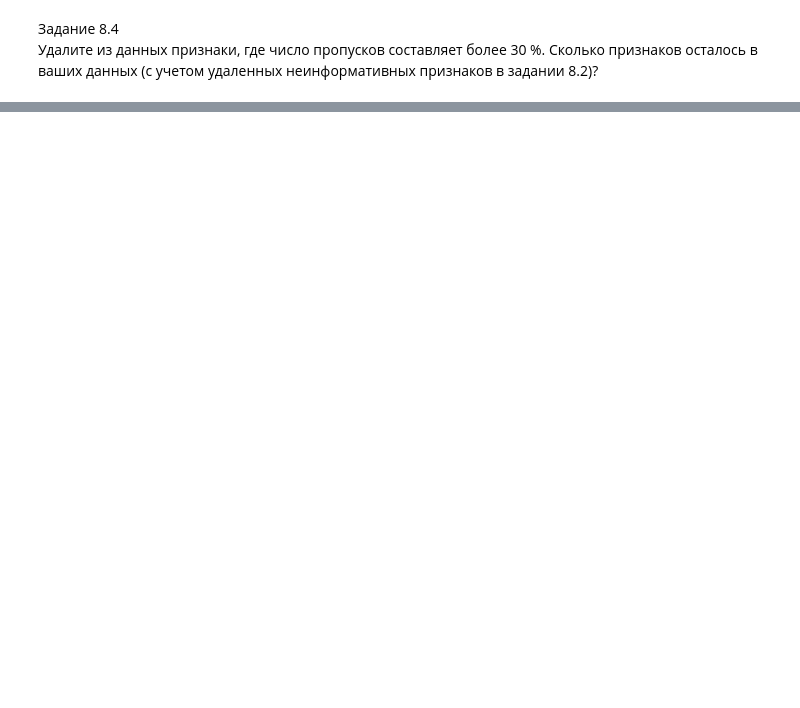
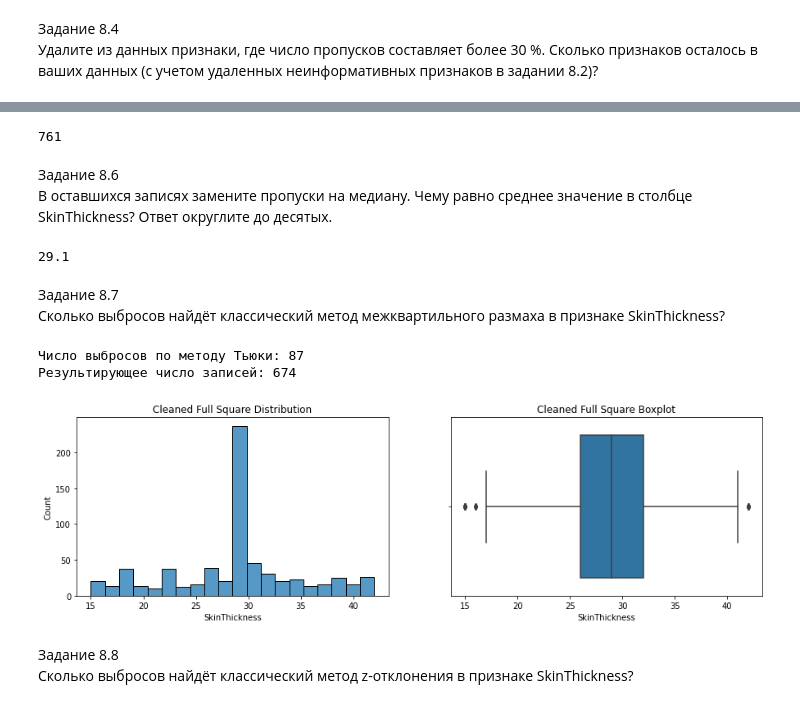
Before and after one commit to DmitriySky47/sf_data_science, a Jupyter notebook: Skillfactory/PY_14_Очистка данных/DS_2_6.ipynb, the cells around one changed output, grey strips where cells are left out. Saved outputs shown, nothing was run; the diff lists cells and outputs as text; code cells hidden in the pictures; blank space fills up the shorter version.

```diff
--- a/Skillfactory/PY_14_Очистка данных/DS_2_6.ipynb
+++ b/Skillfactory/PY_14_Очистка данных/DS_2_6.ipynb
@@ -227,0 +314,6 @@ memory usage: 48.0 KB
+# %%
+msk = diabetes_dropna.shape[1]
+diabetes_dropna = diabetes_dropna.dropna(thresh=msk-2, axis=0)
+print(diabetes_dropna.shape[0])
+# %% [output]
+761
@@ -227,0 +322,55 @@ memory usage: 48.0 KB
+# %% [markdown]
+Задание 8.6<br>
+В оставшихся записях замените пропуски на медиану. Чему равно среднее значение в столбце SkinThickness? Ответ округлите до десятых.
+# %%
+# вычисляем количество пропущенных значений в каждом столбце
+null = diabetes_dropna.isnull().sum()
+
+# формируем список наименований столбцов, где есть пропущенные значения, то есть сумма больше нуля
+col = null[null>0].index
+
+# в цикле в каждом столбеце из списка столбцов col вычисляем медиану и через fillna заполняем медианой нуелвые значения
+for i in col:
+    diabetes_dropna[i] = diabetes_dropna[i].fillna(diabetes_dropna[i].median())
+print(diabetes_dropna['SkinThickness'].mean().round(1))
+# %% [output]
+29.1
+# %% [markdown]
+ Задание 8.7<br>
+ Сколько выбросов найдёт классический метод межквартильного размаха в признаке SkinThickness?
+# %%
+#Квантили вычисляются с помощью метода quantile().
+#Потенциальные выбросы определяются при помощи фильтрации данных по условию выхода за пределы верхней или нижней границы.
+#Функция по отображению квартилей
+def outliers_iqr_mod(data, feature, left=1.5, right=1.5, log_scale=False):
+    if log_scale:
+        x = np.log(data[feature])
+    else:
+        x = data[feature]
+    quartile_1, quartile_3 = x.quantile(0.25), x.quantile(0.75),
+    iqr = quartile_3 - quartile_1
+    lower_bound = quartile_1 - (iqr * 1.5)
+    upper_bound = quartile_3 + (iqr * 1.5)
+    outliers = data[(x<lower_bound) | (x > upper_bound)]
+    cleaned = data[(x>lower_bound) & (x < upper_bound)]
+    return outliers, cleaned
+
+#Применим функцию и выявим число выбросов
+outliers, cleaned = outliers_iqr(diabetes_dropna, 'SkinThickness')
+print(f'Число выбросов по методу Тьюки: {outliers.shape[0]}')
+print(f'Результирующее число записей: {cleaned.shape[0]}')
+
+# Строим гистограмму и коробчатую диаграммы
+
+fig, axes = plt.subplots(nrows=1, ncols=2, figsize=(15, 4))
+histplot = sns.histplot(data=cleaned, x='SkinThickness', ax=axes[0]);
+histplot.set_title('Cleaned Full Square Distribution');
+boxplot = sns.boxplot(data=cleaned, x='SkinThickness', ax=axes[1]);
+boxplot.set_title('Cleaned Full Square Boxplot');
+# %% [output]
+Число выбросов по методу Тьюки: 87
+Результирующее число записей: 674
+[figure, added]
+# %% [markdown]
+ Задание 8.8<br>
+Сколько выбросов найдёт классический метод z-отклонения в признаке SkinThickness?
```
Also changed, not shown: parts of 21 cells of this notebook, 3 other files.
